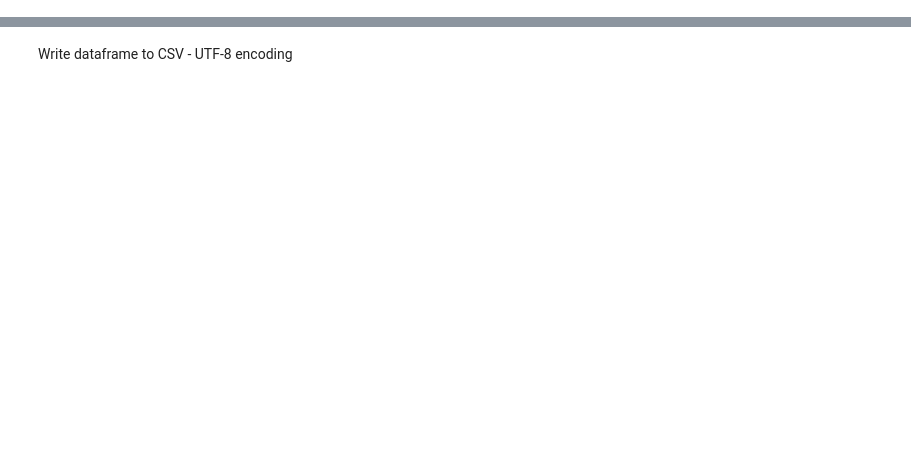
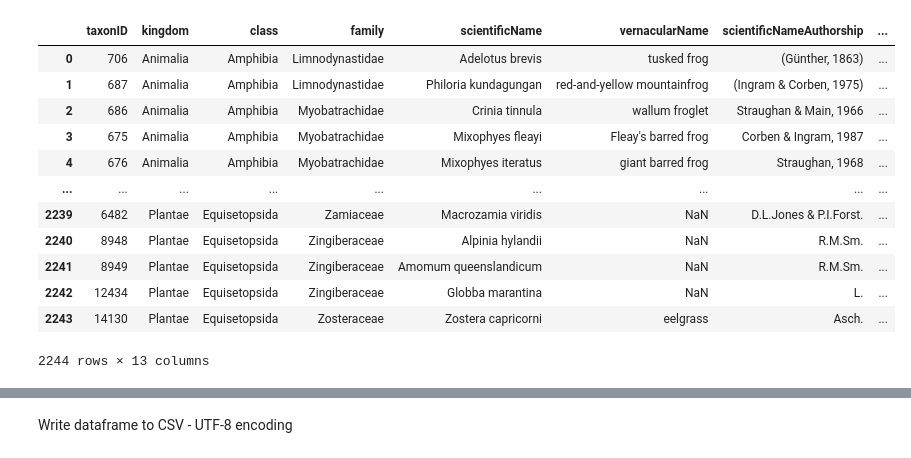
Before and after one commit to AtlasOfLivingAustralia/authoritative-lists, a Jupyter notebook: source-code/py-notebook/QLD-conservation-sensitive.ipynb, the cells around one changed output, grey strips where cells are left out. Cells and saved outputs as stored; diff of their text form; code cells hidden in the pictures; blank space fills up the shorter version.

```diff
--- a/source-code/py-notebook/QLD-conservation-sensitive.ipynb
+++ b/source-code/py-notebook/QLD-conservation-sensitive.ipynb
@@ -102,34 +144,42 @@ conservationlist[conservationlist['status'].isna()].groupby(["Class","Endemicity
 # %%
 conservationlist = conservationlist.rename(columns=
 {
     'Taxon_Id':'taxonID',
     'Kingdom':'kingdom',
     'Class':'class',
     'Family':'family',
     'Scientific_name':'scientificName',
     'Common_name': 'vernacularName',
     'Taxon_author':'scientificNameAuthorship',
-    'NCA_status':'sourceStatus',
-    'EPBC_status_description':'epbcStatus',
-    'Endemicity_description':'endemicity',
-    'Significant':'significant',
-    'Confidential':'confidential'
+    'NCA_status':'sourceStatus'
 })
-# remove empty or Least Concern status records
-conservationlist = conservationlist[((conservationlist['status'] != "Least concern") & (conservationlist['status'].notna()))]
 
 # Replace kingdom and class values with scientific terms
 conservationlist.loc[conservationlist["kingdom"] == "animals", "kingdom"] = "Animalia"
 conservationlist.loc[conservationlist["kingdom"] == "plants", "kingdom"] = "Plantae"
 conservationlist.loc[conservationlist["class"] == "land plants", "class"] = "Equisetopsida"
 conservationlist.loc[conservationlist["class"] == "amphibians", "class"] = "Amphibia"
 conservationlist.loc[conservationlist["class"] == "birds", "class"] = "Aves"
 conservationlist.loc[conservationlist["class"] == "cartilaginous fishes", "class"] = "Chondrichthyes"
 conservationlist.loc[conservationlist["class"] == "insects", "class"] = "Insecta"
 conservationlist.loc[conservationlist["class"] == "malacostracans", "class"] = "Malacostraca"
 conservationlist.loc[conservationlist["class"] == "mammals", "class"] = "Mammalia"
 conservationlist.loc[conservationlist["class"] == "ray-finned fishes", "class"] = "Actinopterygii"
 conservationlist.loc[conservationlist["class"] == "reptiles", "class"] = "Reptilia"
 conservationlist.loc[conservationlist["class"] == "snails", "class"] = "Gastropoda"
 conservationlist.loc[conservationlist["class"] == "arachnids", "class"] = "Arachnida"
-conservationlist.groupby(["kingdom","class"]).size()
+conservationlist
+# %% [output]
+|  | taxonID | kingdom | class | family | scientificName | vernacularName | scientificNameAuthorship | ... |
+| 0 | 706 | Animalia | Amphibia | Limnodynastidae | Adelotus brevis | tusked frog | (Günther, 1863) | ... |
+| 1 | 687 | Animalia | Amphibia | Limnodynastidae | Philoria kundagungan | red-and-yellow mountainfrog | (Ingram & Corben, 1975) | ... |
+| 2 | 686 | Animalia | Amphibia | Myobatrachidae | Crinia tinnula | wallum froglet | Straughan & Main, 1966 | ... |
+| 3 | 675 | Animalia | Amphibia | Myobatrachidae | Mixophyes fleayi | Fleay's barred frog | Corben & Ingram, 1987 | ... |
+| 4 | 676 | Animalia | Amphibia | Myobatrachidae | Mixophyes iteratus | giant barred frog | Straughan, 1968 | ... |
+| ... | ... | ... | ... | ... | ... | ... | ... | ... |
+| 2239 | 6482 | Plantae | Equisetopsida | Zamiaceae | Macrozamia viridis | NaN | D.L.Jones & P.I.Forst. | ... |
+| 2240 | 8948 | Plantae | Equisetopsida | Zingiberaceae | Alpinia hylandii | NaN | R.M.Sm. | ... |
+| 2241 | 8949 | Plantae | Equisetopsida | Zingiberaceae | Amomum queenslandicum | NaN | R.M.Sm. | ... |
+| 2242 | 12434 | Plantae | Equisetopsida | Zingiberaceae | Globba marantina | NaN | L. | ... |
+| 2243 | 14130 | Plantae | Equisetopsida | Zosteraceae | Zostera capricorni | eelgrass | Asch. | ... |
+2244 rows × 13 columns
```
Also changed, not shown: parts of 50 cells of this notebook, 7 other files.
